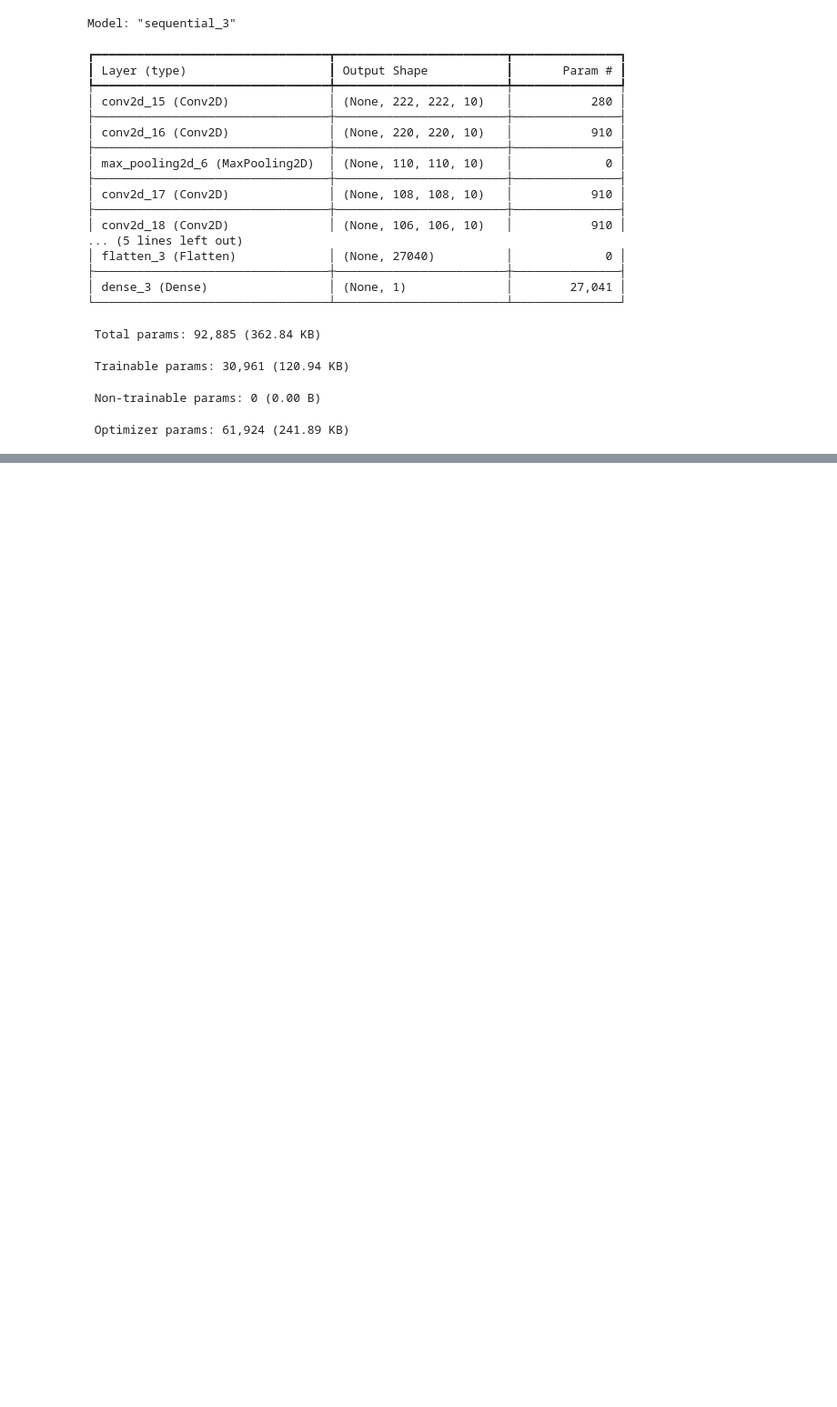
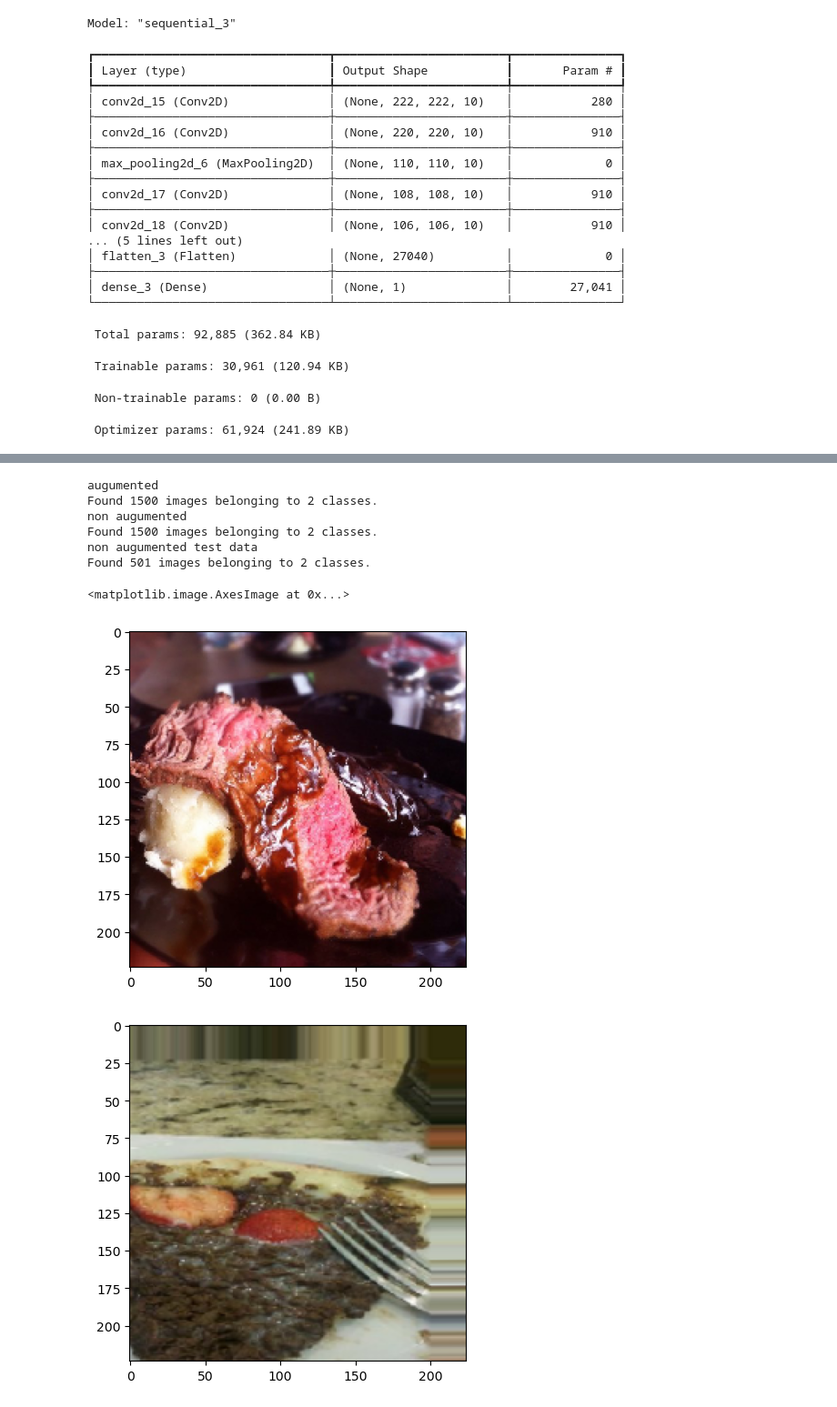
Before and after one commit to TinyHaitch/learning-neural-network, a Jupyter notebook: Introduction to convolutional Neural Network and computer vision.ipynb, the cells around one changed output, grey strips where cells are left out. Shown at 91% size. Cells and saved outputs as stored; diff of their text form; code cells hidden in the pictures; blank space fills up the shorter version.

```diff
--- a/Introduction to convolutional Neural Network and computer vision.ipynb
+++ b/Introduction to convolutional Neural Network and computer vision.ipynb
@@ -319,0 +425,52 @@ Epoch 5/5
+# %%
+# Data augumentation
+augumented_train_datagen = ImageDataGenerator(rescale=1./255,
+                                             rotation_range=0.5,
+                                             shear_range=0.5,
+                                             zoom_range=0.5,
+                                             width_shift_range=0.5,
+                                             height_shift_range=0.7,
+                                             horizontal_flip=True)
+train_datagen = ImageDataGenerator(rescale=1./255,)
+test_datagen = ImageDataGenerator(rescale=1./255)
+# %%
+# Visualize data augumentation
+print('augumented')
+train_data_augumented = augumented_train_datagen.flow_from_directory(directory=train_dir,
+                                                                     batch_size=32,
+                                                                     target_size=(224, 224),
+                                                                     class_mode='binary',
+                                                                     shuffle=False,
+                                                                     seed=42)
+
+print('non augumented')
+train_dataer = train_datagen.flow_from_directory(directory=train_dir,
+                                              batch_size=32,
+                                              target_size=(224, 224),
+                                              class_mode='binary', seed=42)
+print('non augumented test data')
+test_data = test_datagen.flow_from_directory(directory=test_dir,
+                                              batch_size=32,
+                                              target_size=(224, 224),
+                                              class_mode='binary',
+                                              seed=42)
+# %% [output]
+augumented
+Found 1500 images belonging to 2 classes.
+non augumented
+Found 1500 images belonging to 2 classes.
+non augumented test data
+Found 501 images belonging to 2 classes.
+# %%
+images, labels = next(train_dataer)
+augumented_images, augumented_labels = next(train_data_augumented)
+# %%
+random_num = random.randint(0, 32)
+plt.imshow(images[random_num])
+
+plt.figure()
+plt.imshow(augumented_images[random_num])
+# %% [output]
+<matplotlib.image.AxesImage at 0x...>
+[figure, added]
+[figure, added]
```
Also changed, not shown: parts of 9 cells of this notebook.
